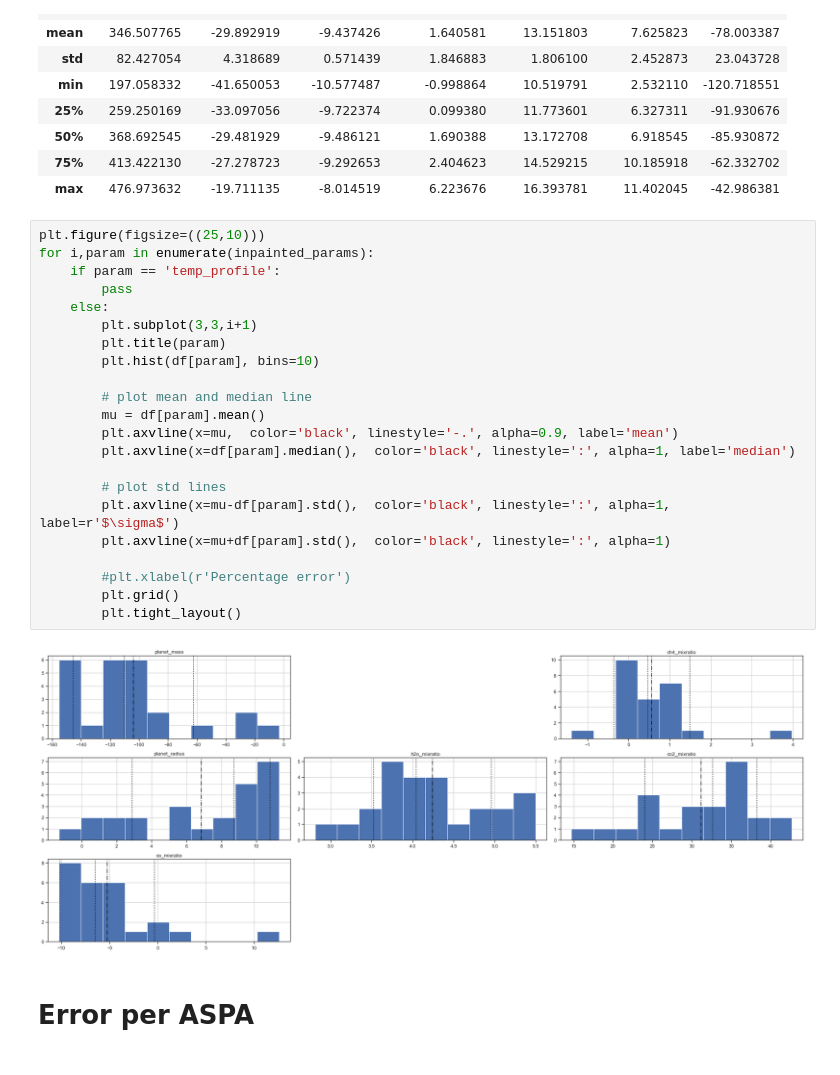
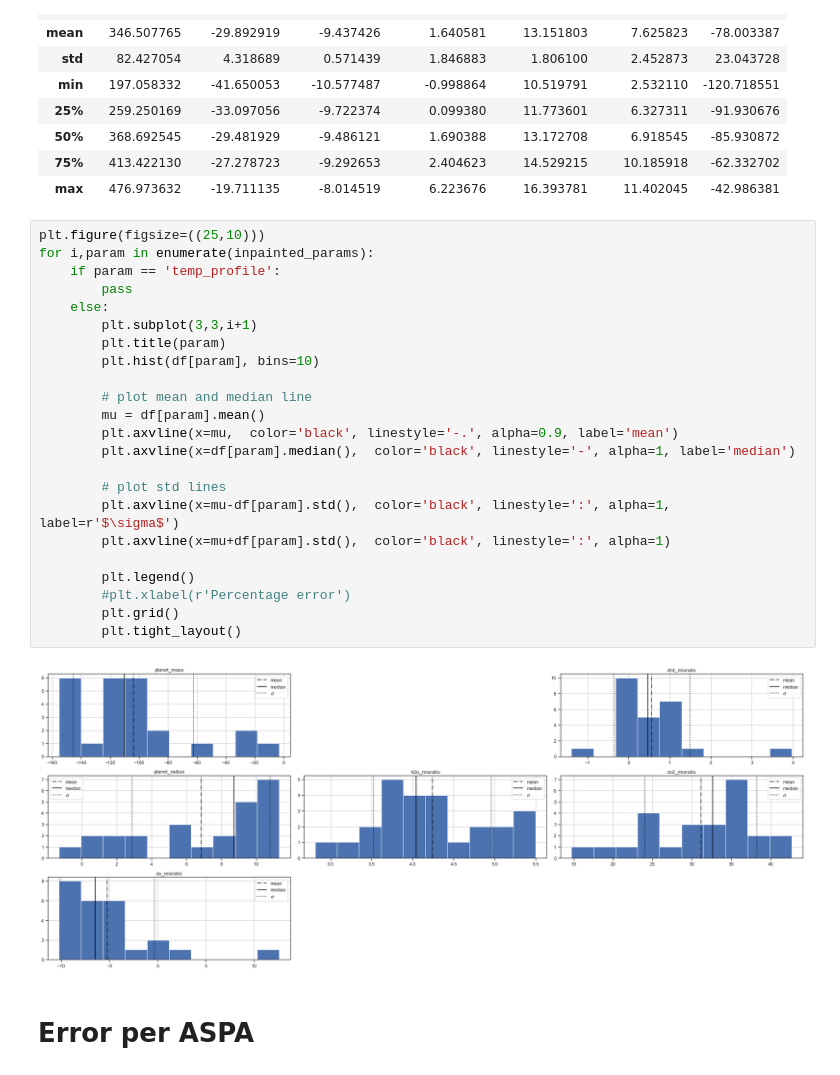
Before and after one commit to deKeijzer/SRON-DCGAN, a Jupyter notebook: notebooks/inpainting with bootstrap.ipynb, the cells around one changed output. Saved outputs shown, nothing was run; the diff lists cells and outputs as text.

```diff
--- a/notebooks/inpainting with bootstrap.ipynb
+++ b/notebooks/inpainting with bootstrap.ipynb
@@ -504,27 +504,28 @@ df.describe()
 # %%
 plt.figure(figsize=((25,10)))
 for i,param in enumerate(inpainted_params):
     if param == 'temp_profile':
         pass
     else:
         plt.subplot(3,3,i+1)
         plt.title(param)
         plt.hist(df[param], bins=10)
 
         # plot mean and median line
         mu = df[param].mean()
         plt.axvline(x=mu,  color='black', linestyle='-.', alpha=0.9, label='mean')
-        plt.axvline(x=df[param].median(),  color='black', linestyle=':', alpha=1, label='median')
+        plt.axvline(x=df[param].median(),  color='black', linestyle='-', alpha=1, label='median')
 
         # plot std lines
         plt.axvline(x=mu-df[param].std(),  color='black', linestyle=':', alpha=1, label=r'$\sigma$')
         plt.axvline(x=mu+df[param].std(),  color='black', linestyle=':', alpha=1)
 
+        plt.legend()
         #plt.xlabel(r'Percentage error')
         plt.grid()
         plt.tight_layout()
 # %% [output]
-[figure, old version]
+[figure, new version]
 # %% [markdown]
 # Error per ASPA
 # %%
```
Also changed, not shown: parts of 4 cells of this notebook, 5 other files.
